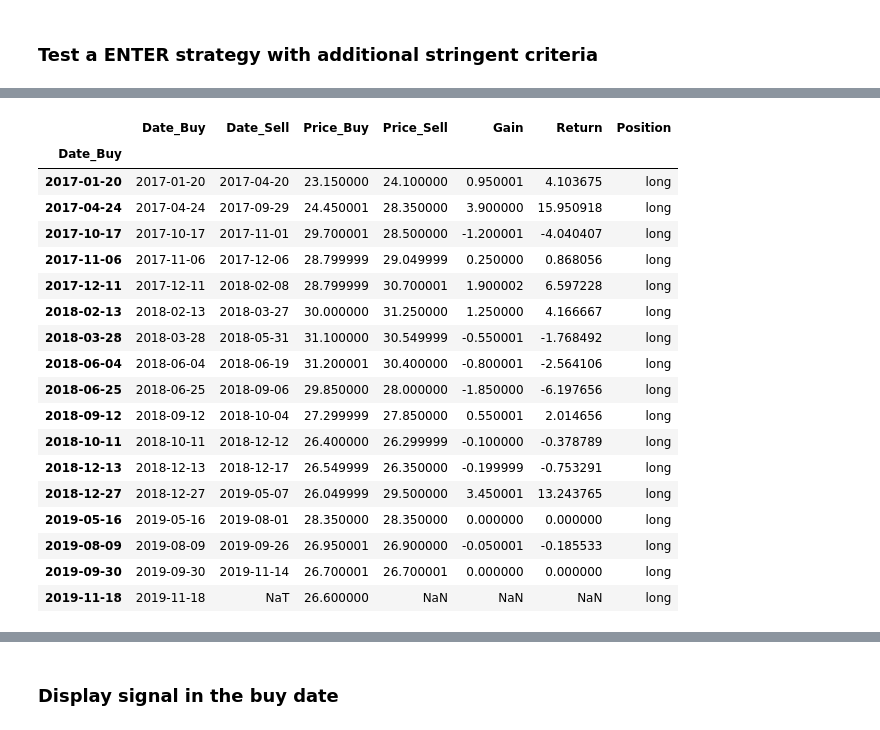
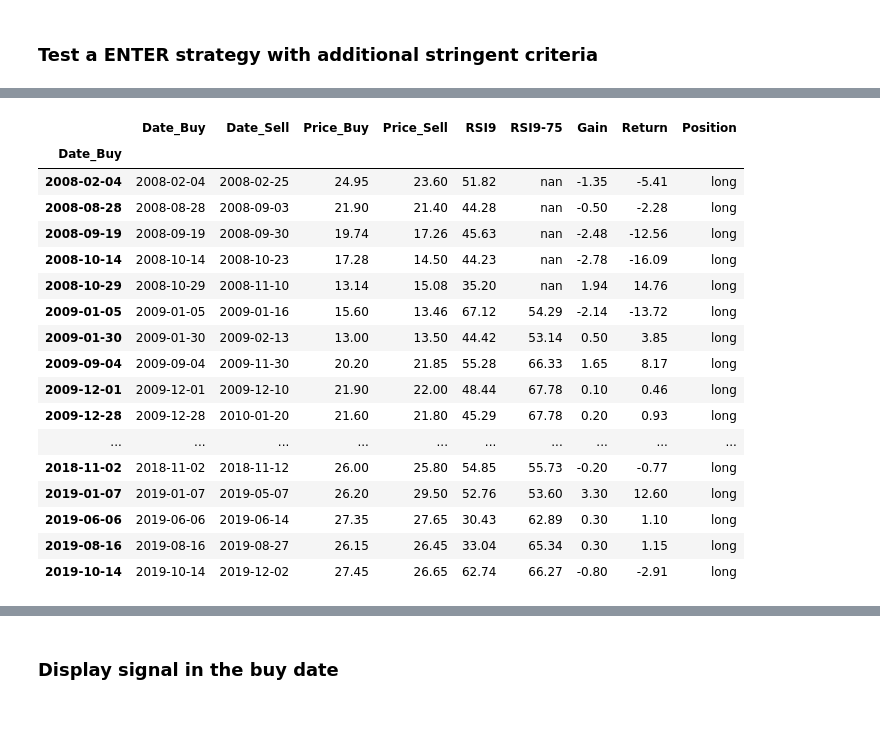
Before and after one commit to winglokhouse/public-trading, a Jupyter notebook: Framework to test different Technical_analysis_backtesting.ipynb, the cells around one changed output, grey strips where cells are left out. Drawn from its saved outputs; the diff is of its cells as text; code cells hidden in the pictures.

```diff
--- a/Framework to test different Technical_analysis_backtesting.ipynb
+++ b/Framework to test different Technical_analysis_backtesting.ipynb
@@ -330,3 +482,11 @@ def cross_over_down(param):
     Enter1=np.pad(np.where(np.diff(TA1_TA2)==1,1,0),(1,0),"constant")
     Enter=pd.Series(Enter1,index=list(df.index))
     return(Enter)
+
+def cross_over_down_BB_EMA(param):
+    df,TA1,TA2,TA3,TA4,TA5 = param
+    condition = (df[TA1]<df[TA2]) & (df[TA3]<df[TA4])
+    TA1_TA2=np.where(condition,1,0)
+    Enter1=np.pad(np.where(np.diff(TA1_TA2)==1,1,0),(1,0),"constant")
+    Enter=pd.Series(Enter1,index=list(df.index))
+    return(Enter)
@@ -333,18 +500,19 @@ def cross_over_down(param):
 # %%
 def stoploss(df,enter,threshold,long):
-    Stop_loss_threshold=np.where((enter==1),df["Open"]*threshold,0)
+    Stop_loss_threshold=pd.Series(np.where((enter==1),df["Open"]*threshold,0), index=enter.index)
     Stop_loss_threshold.replace(to_replace=0, method='ffill',inplace=True)
     if long==1:
-        stop_loss=np.where((stop_loss_threshold>=df["Close"]),1,0)
+        stop_loss=np.where((Stop_loss_threshold>=df["Close"]),1,0)
     else:
-        stop_loss=np.where((stop_loss_threshold<=df["Close"]),1,0)
+        stop_loss=np.where((Stop_loss_threshold<=df["Close"]),1,0)
     return(stop_loss)
 # %%
-def strategy(df,enter,exit1,long,stoploss=None):
+def strategy(df,enter,exit1,col_list,long,stoploss=None):
     buy_date=[]
     sell_date=[]
     price_buy=[]
     price_sell=[]
+    parm_list=[]
     #
     if stoploss is not None:
         exit2=(exit1) | (stoploss)
@@ -382,6 +550,7 @@ def strategy(df,enter,exit1,long,stoploss=None):
         if i is not None:
             price=df.loc[i]["Open"]
             price_buy.append(price)
+            parm_list.append([df.loc[i,col] for col in col_list])
         else:
             price_buy.append(None)
 
@@ -393,10 +562,14 @@ def strategy(df,enter,exit1,long,stoploss=None):
         else:
             price_sell.append(None)
 
-    d1=pd.DataFrame({"Date_Buy":buy_date,
-                    "Date_Sell":sell_date,
-                    "Price_Buy":price_buy,
-                    "Price_Sell":price_sell})
+    tran_dict = {"Date_Buy":buy_date,
+                 "Date_Sell":sell_date,
+                 "Price_Buy":price_buy,
+                 "Price_Sell":price_sell}
+    for index, col in enumerate(col_list):
+        tran_dict[col] = [l[index] for l in parm_list]
+
+    d1=pd.DataFrame(tran_dict)
     if long==1:
         d1["Gain"]=d1["Price_Sell"]-d1["Price_Buy"]
         d1["Return"]=100*(d1["Price_Sell"]-d1["Price_Buy"])/d1["Price_Buy"]
@@ -418,8 +591,14 @@ Exit: when EMA9 cross over down EMA19
 # %%
 # param = (data1,"macd","macdsignal")
 # enter=cross_over_up(param)
-param = (data1,"EMA5","BBmid")
+# param = (data1,"EMA5","BBmid")
+# enter=cross_over_up(param)
+param = (data1,"Close","support_scipy")
 enter=cross_over_up(param)
+# param = (data1,"Close","prev_high_scipy")
+# enter=cross_over_up(param)
+# param = (data1,"Close","resist_scipy","resist_angle_scipy")
+# enter=cross_over_up_3(param)
 # param = (data1,"EMA5","BBmid","EMA9","EMA50")
 # enter=cross_over_up_2pairs(param)
 # param = (data1,"obv9","obv19","obv50")
@@ -450,6 +629,8 @@ param = (data1,"EMA9","EMA19")
 exit=cross_over_down(param)
 param = (data1,"Low","BBlower")
 exit1=cross_over_down(param)
+param = (data1,"Low","BBlower","EMA9","EMA19","EMA50")
+exit3=cross_over_down_BB_EMA(param)
 # %% [markdown]
 ### Display enter and exit
 # %%
@@ -494,28 +669,27 @@ Index(['2017-01-19', '2017-01-26', '2017-02-07', '2017-02-15', '2017-03-06',
 # exit1[exit1==1].index.astype(str).tolist()
 exit2=(exit[exit==1]) | (exit1[exit1==1])
 # %%
-df=strategy(data1,enter,exit,1)
+df=strategy(data1,enter,exit3,["RSI9","RSI9-75"],1)
 df.style.format({
     'Return': '{:,.2%}'.format
 })
 df
 # %% [output]
-|  | Date_Buy | Date_Sell | Price_Buy | Price_Sell | Gain | Return | Position |
-| Date_Buy |  |  |  |  |  |  |  |
-| 2017-01-20 | 2017-01-20 | 2017-04-20 | 23.150000 | 24.100000 | 0.950001 | 4.103675 | long |
-| 2017-04-24 | 2017-04-24 | 2017-09-29 | 24.450001 | 28.350000 | 3.900000 | 15.950918 | long |
-| 2017-10-17 | 2017-10-17 | 2017-11-01 | 29.700001 | 28.500000 | -1.200001 | -4.040407 | long |
-| 2017-11-06 | 2017-11-06 | 2017-12-06 | 28.799999 | 29.049999 | 0.250000 | 0.868056 | long |
-| 2017-12-11 | 2017-12-11 | 2018-02-08 | 28.799999 | 30.700001 | 1.900002 | 6.597228 | long |
-| 2018-02-13 | 2018-02-13 | 2018-03-27 | 30.000000 | 31.250000 | 1.250000 | 4.166667 | long |
-| 2018-03-28 | 2018-03-28 | 2018-05-31 | 31.100000 | 30.549999 | -0.550001 | -1.768492 | long |
-| 2018-06-04 | 2018-06-04 | 2018-06-19 | 31.200001 | 30.400000 | -0.800001 | -2.564106 | long |
-| 2018-06-25 | 2018-06-25 | 2018-09-06 | 29.850000 | 28.000000 | -1.850000 | -6.197656 | long |
-| 2018-09-12 | 2018-09-12 | 2018-10-04 | 27.299999 | 27.850000 | 0.550001 | 2.014656 | long |
-| 2018-10-11 | 2018-10-11 | 2018-12-12 | 26.400000 | 26.299999 | -0.100000 | -0.378789 | long |
-| 2018-12-13 | 2018-12-13 | 2018-12-17 | 26.549999 | 26.350000 | -0.199999 | -0.753291 | long |
-| 2018-12-27 | 2018-12-27 | 2019-05-07 | 26.049999 | 29.500000 | 3.450001 | 13.243765 | long |
-| 2019-05-16 | 2019-05-16 | 2019-08-01 | 28.350000 | 28.350000 | 0.000000 | 0.000000 | long |
-| 2019-08-09 | 2019-08-09 | 2019-09-26 | 26.950001 | 26.900000 | -0.050001 | -0.185533 | long |
-| 2019-09-30 | 2019-09-30 | 2019-11-14 | 26.700001 | 26.700001 | 0.000000 | 0.000000 | long |
-| 2019-11-18 | 2019-11-18 | NaT | 26.600000 | NaN | NaN | NaN | long |
+|  | Date_Buy | Date_Sell | Price_Buy | Price_Sell | RSI9 | RSI9-75 | Gain | Return | Position |
+| Date_Buy |  |  |  |  |  |  |  |  |  |
+| 2008-02-04 | 2008-02-04 | 2008-02-25 | 24.95 | 23.60 | 51.82 | nan | -1.35 | -5.41 | long |
+| 2008-08-28 | 2008-08-28 | 2008-09-03 | 21.90 | 21.40 | 44.28 | nan | -0.50 | -2.28 | long |
+| 2008-09-19 | 2008-09-19 | 2008-09-30 | 19.74 | 17.26 | 45.63 | nan | -2.48 | -12.56 | long |
+| 2008-10-14 | 2008-10-14 | 2008-10-23 | 17.28 | 14.50 | 44.23 | nan | -2.78 | -16.09 | long |
+| 2008-10-29 | 2008-10-29 | 2008-11-10 | 13.14 | 15.08 | 35.20 | nan | 1.94 | 14.76 | long |
+| 2009-01-05 | 2009-01-05 | 2009-01-16 | 15.60 | 13.46 | 67.12 | 54.29 | -2.14 | -13.72 | long |
+| 2009-01-30 | 2009-01-30 | 2009-02-13 | 13.00 | 13.50 | 44.42 | 53.14 | 0.50 | 3.85 | long |
+| 2009-09-04 | 2009-09-04 | 2009-11-30 | 20.20 | 21.85 | 55.28 | 66.33 | 1.65 | 8.17 | long |
+| 2009-12-01 | 2009-12-01 | 2009-12-10 | 21.90 | 22.00 | 48.44 | 67.78 | 0.10 | 0.46 | long |
+| 2009-12-28 | 2009-12-28 | 2010-01-20 | 21.60 | 21.80 | 45.29 | 67.78 | 0.20 | 0.93 | long |
+| ... | ... | ... | ... | ... | ... | ... | ... | ... | ... |
+| 2018-11-02 | 2018-11-02 | 2018-11-12 | 26.00 | 25.80 | 54.85 | 55.73 | -0.20 | -0.77 | long |
+| 2019-01-07 | 2019-01-07 | 2019-05-07 | 26.20 | 29.50 | 52.76 | 53.60 | 3.30 | 12.60 | long |
+| 2019-06-06 | 2019-06-06 | 2019-06-14 | 27.35 | 27.65 | 30.43 | 62.89 | 0.30 | 1.10 | long |
+| 2019-08-16 | 2019-08-16 | 2019-08-27 | 26.15 | 26.45 | 33.04 | 65.34 | 0.30 | 1.15 | long |
+| 2019-10-14 | 2019-10-14 | 2019-12-02 | 27.45 | 26.65 | 62.74 | 66.27 | -0.80 | -2.91 | long |
```
Also changed, not shown: parts of 27 cells of this notebook.
